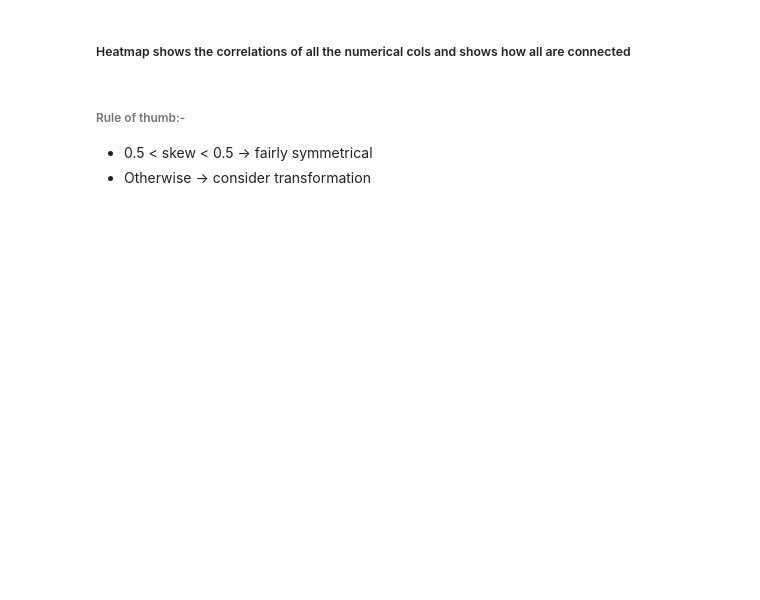
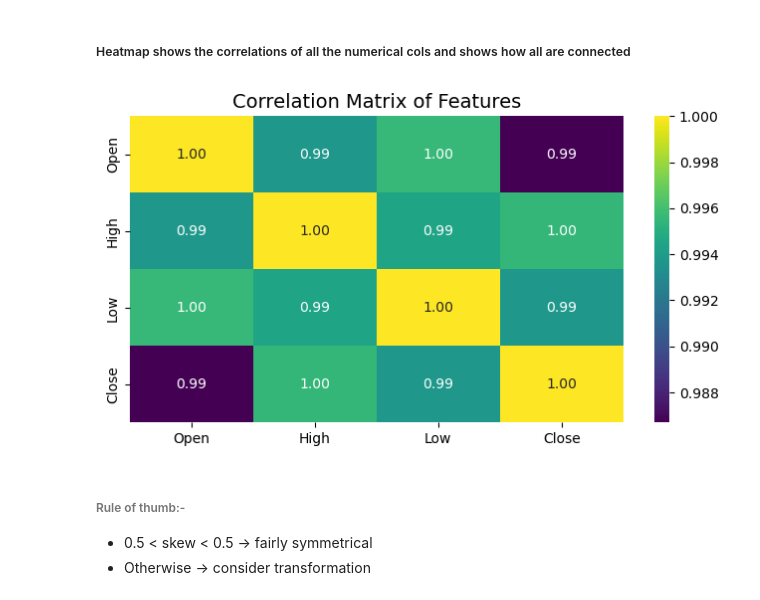
Before and after one commit to arnoldhere/live-stock-price-analysis-prediction, a Jupyter notebook: ALL/1d_Interval_Dynamic_model_LSTM.ipynb, the cells around one changed output. Saved outputs shown, nothing was run; the diff lists cells and outputs as text; code cells hidden in the pictures; blank space fills up the shorter version.

```diff
--- a/ALL/1d_Interval_Dynamic_model_LSTM.ipynb
+++ b/ALL/1d_Interval_Dynamic_model_LSTM.ipynb
@@ -95,12 +97,14 @@ plt.show()
 # %% [markdown]
 ##### Heatmap shows the correlations of all the numerical cols and shows how all are connected
 # %%
-numeric_cols = data.select_dtypes(include=['float64', 'int64'])
-# heatmap for visualizing relationships between numerical columns
-plt.figure(figsize=(6, 4))
-sb.heatmap(numeric_cols.corr(), annot=True, cmap='coolwarm', fmt='.2f')
-plt.title("Heatmap of Correlations")
+# Heatmap for visualizing correlations
+plt.figure(figsize=(8, 4))
+numeric_cols = data.select_dtypes(include=np.number)
+sb.heatmap(numeric_cols.corr(), annot=True, cmap='viridis', fmt='.2f')
+plt.title("Correlation Matrix of Features", fontsize=14)
 plt.show()
+# %% [output]
+[figure, added]
 # %% [markdown]
 ###### Rule of thumb:-
 - 0.5 < skew < 0.5 → fairly symmetrical
```
Also changed, not shown: parts of 17 cells of this notebook, 3 other files.
